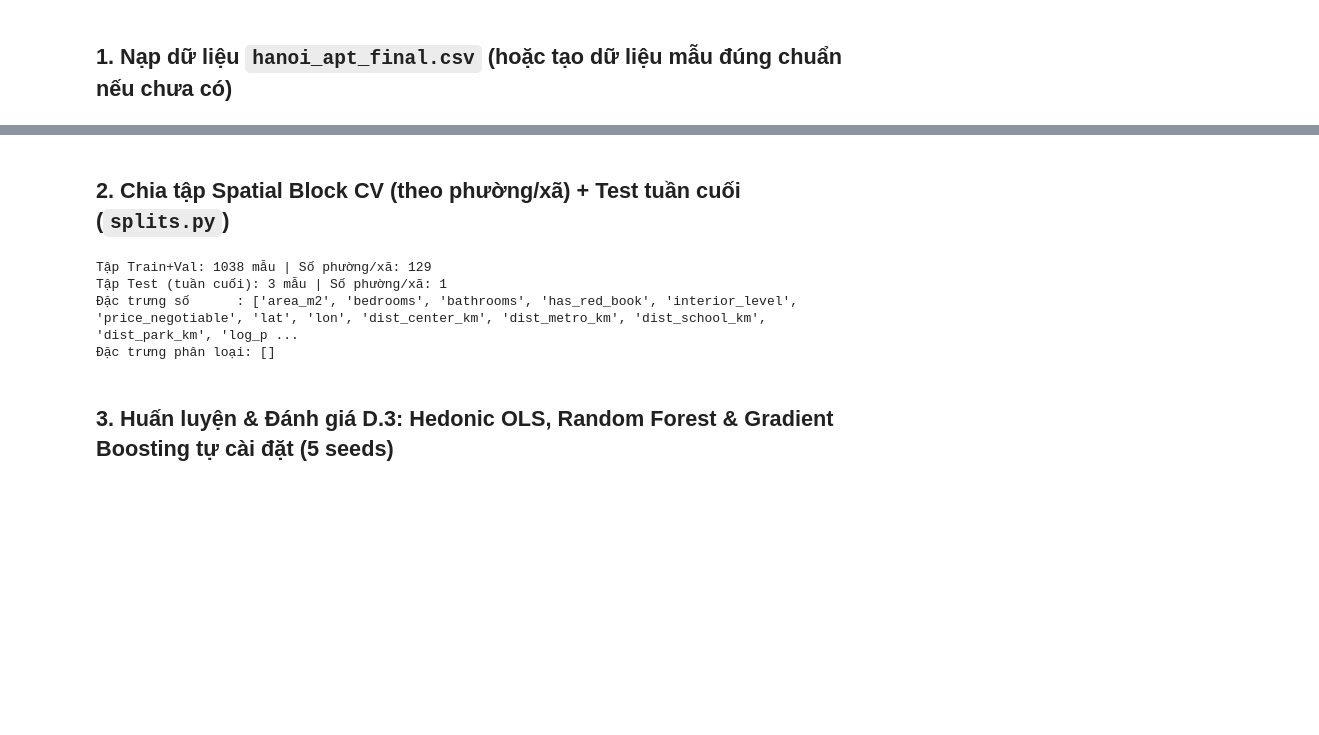
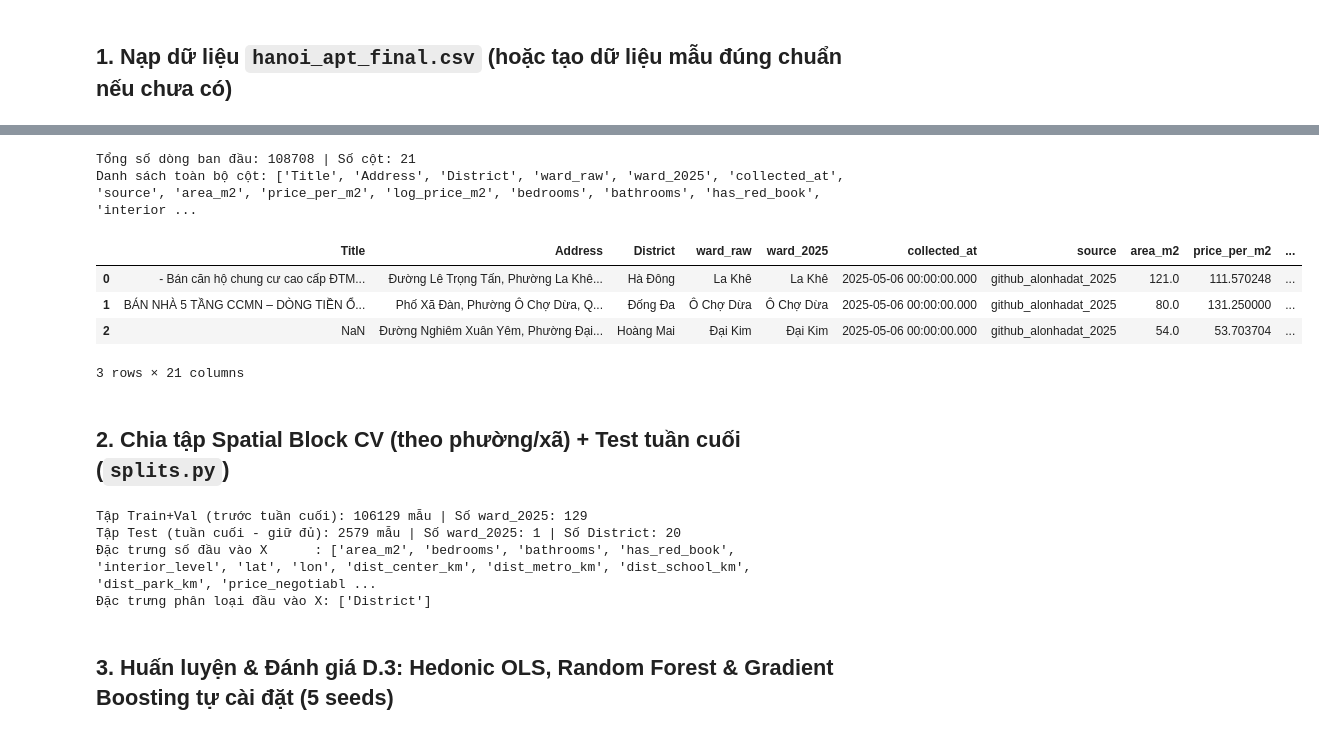
Before and after one commit to phan-cao-huy/Apartment_MachineLearning_Group08-, a Jupyter notebook: DeTai5_HanoiApt/notebooks/colab_phan_D3_D5.ipynb, the cells around one changed output, grey strips where cells are left out. Saved outputs shown, nothing was run; the diff lists cells and outputs as text; code cells hidden in the pictures; blank space fills up the shorter version.

```diff
--- a/DeTai5_HanoiApt/notebooks/colab_phan_D3_D5.ipynb
+++ b/DeTai5_HanoiApt/notebooks/colab_phan_D3_D5.ipynb
@@ -107,41 +30,65 @@ Danh sách tên cột: ['Title', 'Address', 'District', 'ward_raw', 'ward_2025',
+# %%
+DATA_PATH = 'hanoi_apt_final.csv'
+try:
+    df = pd.read_csv(DATA_PATH, encoding='utf-8-sig')
+except UnicodeDecodeError:
+    df = pd.read_csv(DATA_PATH, encoding='latin1')
+
+print(f'Tổng số dòng ban đầu: {df.shape[0]} | Số cột: {df.shape[1]}')
+print('Danh sách toàn bộ cột:', list(df.columns))
+display(df.head(3))
+# %% [output]
+Tổng số dòng ban đầu: 108708 | Số cột: 21
+Danh sách toàn bộ cột: ['Title', 'Address', 'District', 'ward_raw', 'ward_2025', 'collected_at', 'source', 'area_m2', 'price_per_m2', 'log_price_m2', 'bedrooms', 'bathrooms', 'has_red_book', 'interior ...
+|  | Title | Address | District | ward_raw | ward_2025 | collected_at | source | area_m2 | price_per_m2 | ... |
+| 0 | - Bán căn hộ chung cư cao cấp ĐTM... | Đường Lê Trọng Tấn, Phường La Khê... | Hà Đông | La Khê | La Khê | 2025-05-06 00:00:00.000 | github_alonhadat_2025 | 121.0 | 111.570248 | ... |
+| 1 | BÁN NHÀ 5 TẦNG CCMN – DÒNG TIỀN Ổ... | Phố Xã Đàn, Phường Ô Chợ Dừa, Q... | Đống Đa | Ô Chợ Dừa | Ô Chợ Dừa | 2025-05-06 00:00:00.000 | github_alonhadat_2025 | 80.0 | 131.250000 | ... |
+| 2 | NaN | Đường Nghiêm Xuân Yêm, Phường Đại... | Hoàng Mai | Đại Kim | Đại Kim | 2025-05-06 00:00:00.000 | github_alonhadat_2025 | 54.0 | 53.703704 | ... |
+3 rows × 21 columns
 # %% [markdown]
 ## 2. Chia tập Spatial Block CV (theo phường/xã) + Test tuần cuối (`splits.py`)
 # %%
 TIME_COL = 'collected_at'
 GROUP_COL = 'ward_2025'
+FALLBACK_COL = 'District'
 TARGET_COL = 'log_price_m2'
 
-# Loại bỏ các dòng thiếu giá trị ở cột nhóm hoặc biến mục tiêu
-df_clean = df.dropna(subset=[TIME_COL, GROUP_COL, TARGET_COL]).copy()
+df_valid = df.dropna(subset=[TIME_COL, TARGET_COL]).copy()
+df_valid = df_valid[np.isfinite(df_valid[TARGET_COL])].reset_index(drop=True)
 
 train_val_df, test_df, folds = prepare_hanoi_splits(
-    df_clean, time_col=TIME_COL, group_col=GROUP_COL, test_days=7, n_splits=5
+    df_valid, time_col=TIME_COL, group_col=GROUP_COL, fallback_col=FALLBACK_COL, test_days=7, n_splits=5
 )
-print(f'Tập Train+Val: {len(train_val_df)} mẫu | Số phường/xã: {train_val_df[GROUP_COL].nunique()}')
-print(f'Tập Test (tuần cuối): {len(test_df)} mẫu | Số phường/xã: {test_df[GROUP_COL].nunique()}')
 
-# Loại bỏ các cột văn bản thô, cột định danh, biến mục tiêu và giá gốc để tránh rò rỉ dữ liệu
-exclude_cols = {
-    TIME_COL, GROUP_COL, TARGET_COL,
-    'Title', 'Address', 'District', 'ward_raw', 'source',
-    'price_per_m2', 'price', 'id'
-}
-feature_cols = [c for c in train_val_df.columns if c not in exclude_cols]
-num_cols = train_val_df[feature_cols].select_dtypes(include=[np.number, bool]).columns.tolist()
-cat_cols = [c for c in feature_cols if c not in num_cols]
+print(f'Tập Train+Val (trước tuần cuối): {len(train_val_df)} mẫu | Số ward_2025: {train_val_df[GROUP_COL].nunique(dropna=True)}')
+print(f'Tập Test (tuần cuối - giữ đủ): {len(test_df)} mẫu | Số ward_2025: {test_df[GROUP_COL].nunique(dropna=True)} | Số District: {test_df[FALLBACK_COL].nunique(dropna=True)}')
 
-# Chuyển kiểu bool sang int để tránh lỗi chuẩn hóa
+explicit_num_features = [
+    'area_m2', 'bedrooms', 'bathrooms', 'has_red_book', 'interior_level',
+    'lat', 'lon', 'dist_center_km', 'dist_metro_km',
+    'dist_school_km', 'dist_park_km', 'floor', 'building_age'
+]
+explicit_cat_features = ['District']
+
+num_cols = [c for c in explicit_num_features if c in df_valid.columns and 'price' not in c.lower()]
+cat_cols = [c for c in explicit_cat_features if c in df_valid.columns and 'price' not in c.lower()]
+if 'price_negotiable' in df_valid.columns:
+    num_cols.append('price_negotiable')
+
+feature_cols = num_cols + cat_cols
+assert not any(('price' in c.lower() and c != 'price_negotiable') for c in feature_cols), 'Phát hiện cột rò rỉ giá!'
+
 for c in num_cols:
     train_val_df[c] = pd.to_numeric(train_val_df[c], errors='coerce')
     test_df[c] = pd.to_numeric(test_df[c], errors='coerce')
 
-print('Đặc trưng số      :', num_cols)
-print('Đặc trưng phân loại:', cat_cols)
+print('Đặc trưng số đầu vào X      :', num_cols)
+print('Đặc trưng phân loại đầu vào X:', cat_cols)
 # %% [output]
-Tập Train+Val: 1038 mẫu | Số phường/xã: 129
-Tập Test (tuần cuối): 3 mẫu | Số phường/xã: 1
-Đặc trưng số      : ['area_m2', 'bedrooms', 'bathrooms', 'has_red_book', 'interior_level', 'price_negotiable', 'lat', 'lon', 'dist_center_km', 'dist_metro_km', 'dist_school_km', 'dist_park_km', 'log_p ...
-Đặc trưng phân loại: []
+Tập Train+Val (trước tuần cuối): 106129 mẫu | Số ward_2025: 129
+Tập Test (tuần cuối - giữ đủ): 2579 mẫu | Số ward_2025: 1 | Số District: 20
+Đặc trưng số đầu vào X      : ['area_m2', 'bedrooms', 'bathrooms', 'has_red_book', 'interior_level', 'lat', 'lon', 'dist_center_km', 'dist_metro_km', 'dist_school_km', 'dist_park_km', 'price_negotiabl ...
+Đặc trưng phân loại đầu vào X: ['District']
 # %% [markdown]
 ## 3. Huấn luyện & Đánh giá D.3: Hedonic OLS, Random Forest & Gradient Boosting tự cài đặt (5 seeds)
 # %%
```
Also changed, not shown: parts of 4 cells of this notebook, 1 other file.
